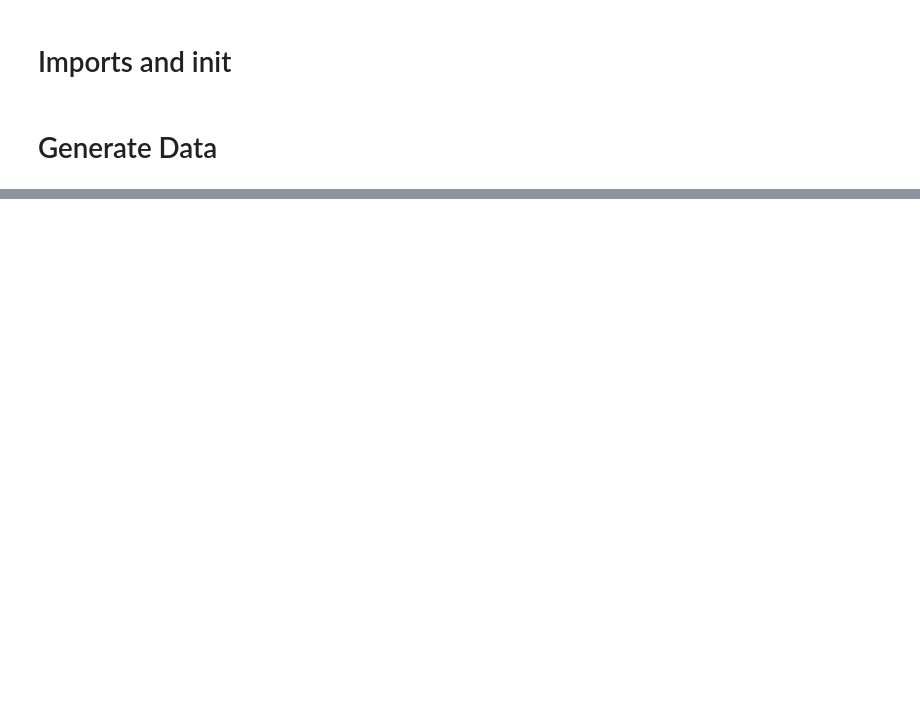
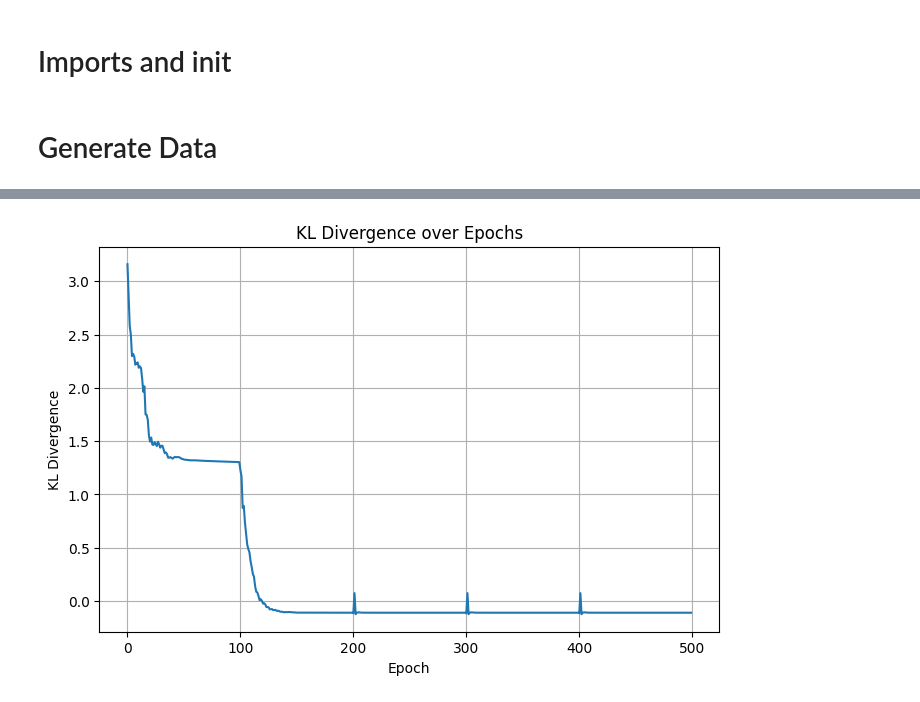
Before and after one commit to echen347/polymath25-ML, a Jupyter notebook: Normalizing Flows/notebook.ipynb, the cells around one changed output, grey strips where cells are left out. Cells and saved outputs as stored; diff of their text form; code cells hidden in the pictures; blank space fills up the shorter version.

```diff
--- a/Normalizing Flows/notebook.ipynb
+++ b/Normalizing Flows/notebook.ipynb
@@ -133,0 +130,6 @@ Final Joint Fine-tuning
+# %%
+import matplotlib.pyplot as plt
+
+plot_kl(kl_history)
+# %% [output]
+[figure, added]
```
Also changed, not shown: parts of 21 cells of this notebook, 11 other files.
